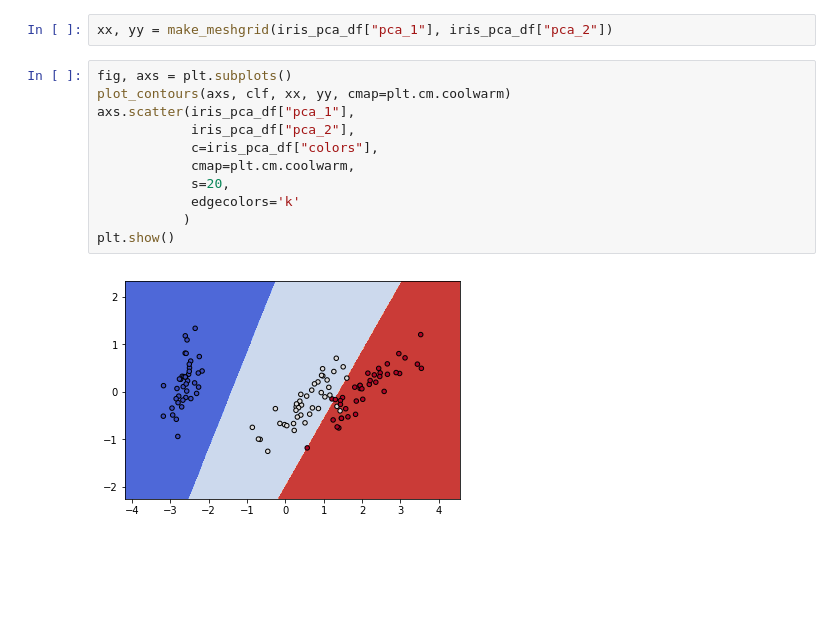
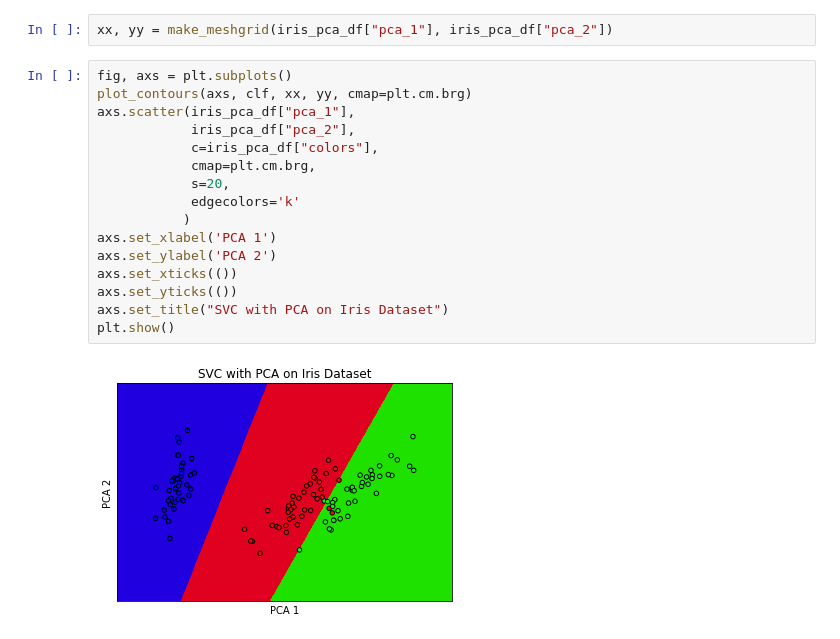
Before and after one commit to robahall/MLAlgoProjects, a Jupyter notebook: notebooks/2.0-rah-iris_classification.ipynb, the cells around one changed output. Drawn from its saved outputs; the diff is of its cells as text; blank space fills up the shorter version.

```diff
--- a/notebooks/2.0-rah-iris_classification.ipynb
+++ b/notebooks/2.0-rah-iris_classification.ipynb
@@ -202,14 +196,19 @@ def plot_contours(ax, clf, xx, yy, **params):
 xx, yy = make_meshgrid(iris_pca_df["pca_1"], iris_pca_df["pca_2"])
 # %%
 fig, axs = plt.subplots()
-plot_contours(axs, clf, xx, yy, cmap=plt.cm.coolwarm)
+plot_contours(axs, clf, xx, yy, cmap=plt.cm.brg)
 axs.scatter(iris_pca_df["pca_1"],
             iris_pca_df["pca_2"],
             c=iris_pca_df["colors"],
-            cmap=plt.cm.coolwarm,
+            cmap=plt.cm.brg,
             s=20,
             edgecolors='k'
            )
+axs.set_xlabel('PCA 1')
+axs.set_ylabel('PCA 2')
+axs.set_xticks(())
+axs.set_yticks(())
+axs.set_title("SVC with PCA on Iris Dataset")
 plt.show()
 # %% [output]
-[figure, old version]
+[figure, new version]
```
Also changed, not shown: parts of 3 cells of this notebook.
